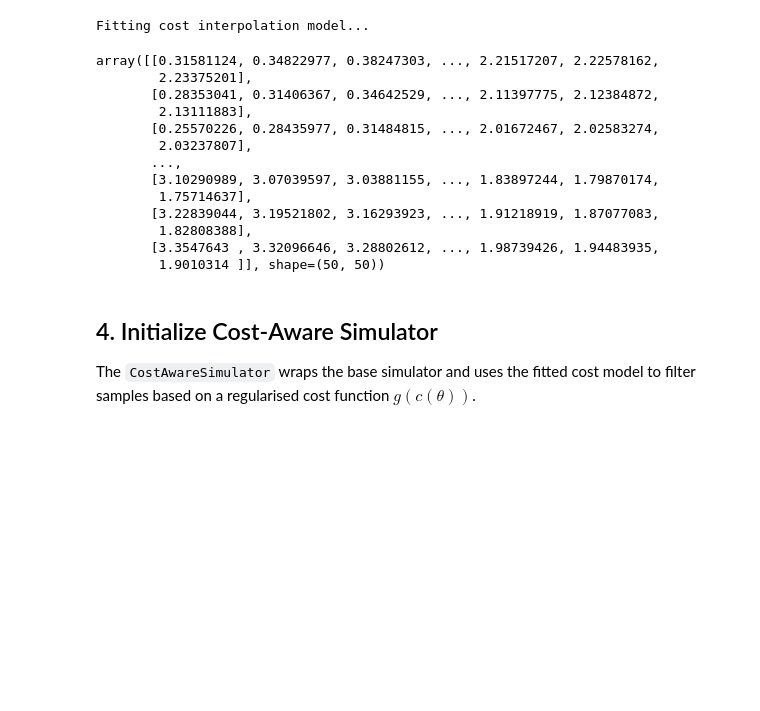
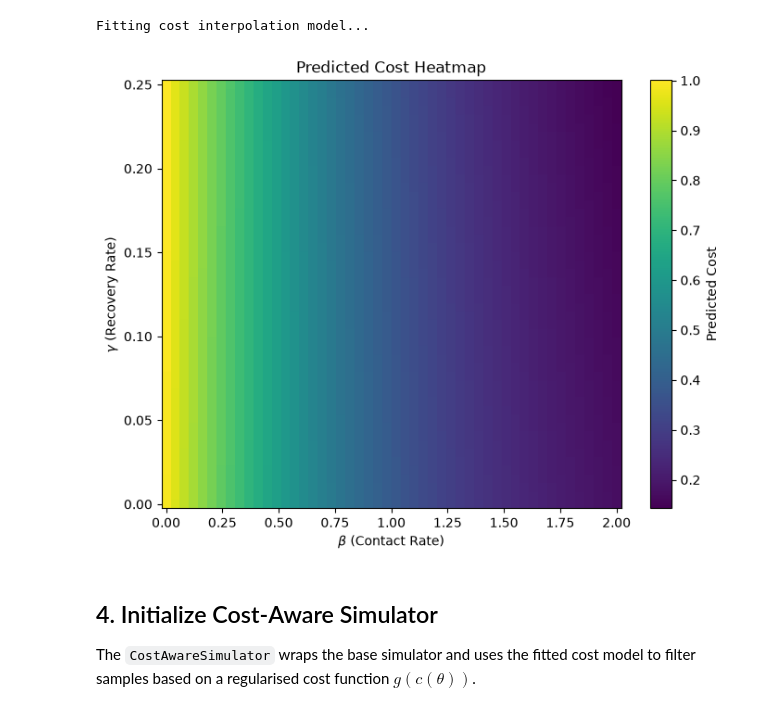
Before and after one commit to julia-sand/bayesflow, a Jupyter notebook: example_cost_aware_workflow.ipynb, the cells around one changed output. Cells and saved outputs as stored; diff of their text form; code cells hidden in the pictures; blank space fills up the shorter version.

```diff
--- a/example_cost_aware_workflow.ipynb
+++ b/example_cost_aware_workflow.ipynb
@@ -72,29 +66,25 @@ cost_model = CostInterpModel(root=cost_data_dir).fit(length_scale=3.0)
 # %% [output]
 Fitting cost interpolation model...
 # %%
-# take a look at the cost values
-b_min, b_max = 0, 2  # Approximate ranges for SIR beta
-g_min, g_max = 0, 2  # Approximate ranges for SIR gamma
+
+# Create a grid for cost visualization
+b_min, b_max = 0, 2 # Approximate ranges for SIR beta
+g_min, g_max = 0, 0.25   # Approximate ranges for SIR gamma
 B, G = np.meshgrid(np.linspace(b_min, b_max, 50), np.linspace(g_min, g_max, 50))
 grid_theta = np.stack([B.ravel(), G.ravel()], axis=1)
 
 predicted_costs, _ = cost_model.predict(grid_theta)
 COST = predicted_costs.reshape(B.shape)
-COST
+
+plt.figure(figsize=(8, 6))
+plt.pcolormesh(B, G, COST, cmap="viridis", shading="auto")
+plt.colorbar(label="Predicted Cost")
+plt.xlabel(r"$\beta$ (Contact Rate)")
+plt.ylabel(r"$\gamma$ (Recovery Rate)")
+plt.title("Predicted Cost Heatmap")
+plt.show()
 # %% [output]
-array([[0.31581124, 0.34822977, 0.38247303, ..., 2.21517207, 2.22578162,
-        2.23375201],
-       [0.28353041, 0.31406367, 0.34642529, ..., 2.11397775, 2.12384872,
-        2.13111883],
-       [0.25570226, 0.28435977, 0.31484815, ..., 2.01672467, 2.02583274,
-        2.03237807],
-       ...,
-       [3.10290989, 3.07039597, 3.03881155, ..., 1.83897244, 1.79870174,
-        1.75714637],
-       [3.22839044, 3.19521802, 3.16293923, ..., 1.91218919, 1.87077083,
-        1.82808388],
-       [3.3547643 , 3.32096646, 3.28802612, ..., 1.98739426, 1.94483935,
-        1.9010314 ]], shape=(50, 50))
+[figure, added]
 # %% [markdown]
 ## 4. Initialize Cost-Aware Simulator
 
```
Also changed, not shown: parts of 10 cells of this notebook, 1 other file.
